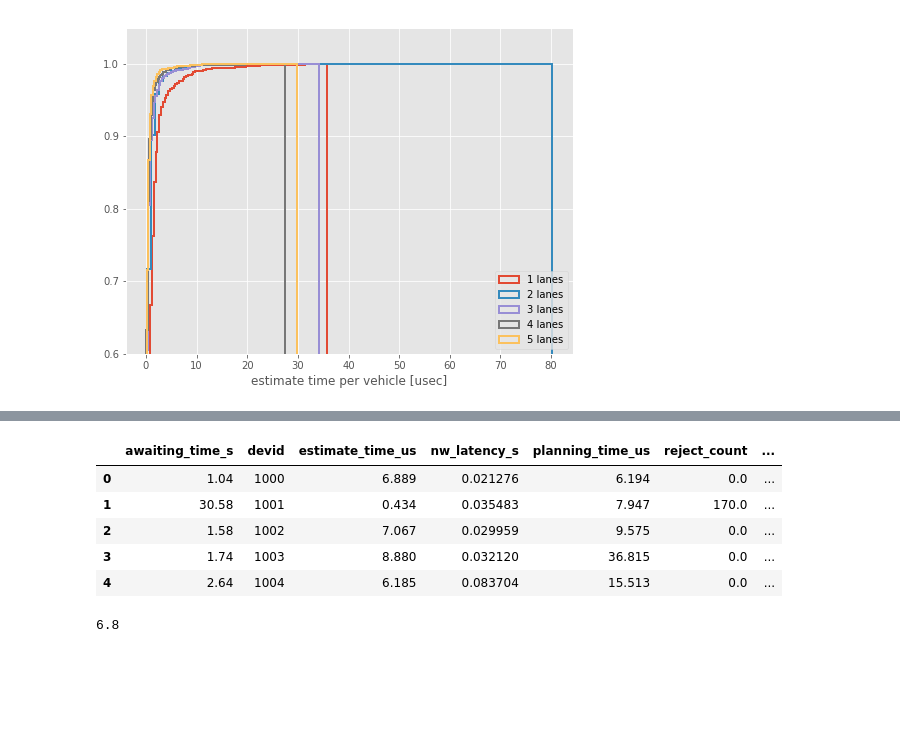
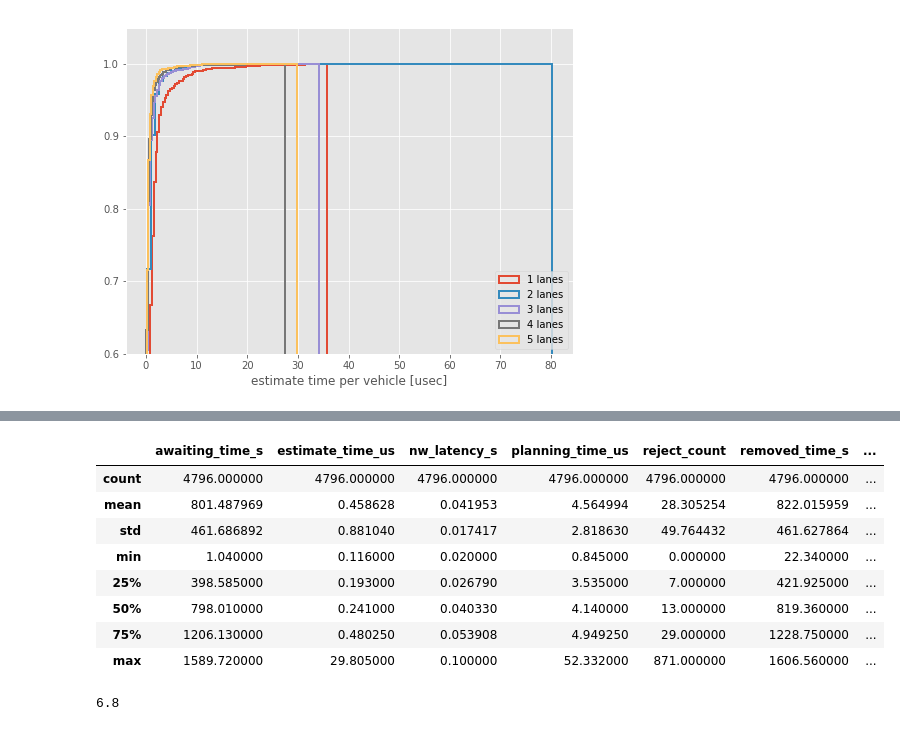
Before and after one commit to koh1/aim4-root, a Jupyter notebook: analysis/processing_time_analysis.ipynb, the cells around one changed output, grey strips where cells are left out. Drawn from its saved outputs; the diff is of its cells as text; code cells hidden in the pictures; blank space fills up the shorter version.

```diff
--- a/analysis/processing_time_analysis.ipynb
+++ b/analysis/processing_time_analysis.ipynb
@@ -57,6 +57,7 @@ def load_sim_result(file_name):
     # real calculation time for the vehicle
     result_list = {}
     result = []
+    plan_per_cycle = []
     for r in f:
 
         line = r.strip().split(' ')
@@ -69,7 +70,8 @@ def load_sim_result(file_name):
         elif line[6].strip() == "AWAITING_RESPONSE":
             devid = line[8].strip()
             if devid in result_list:
-                result_list[devid]["awaiting_time_s"] = float(line[7].strip())
+                if not "awaiting_time_s" in result_list[devid]:
+                    result_list[devid]["awaiting_time_s"] = float(line[7].strip())
             else:
                 result_list[devid] = {"awaiting_time_s": float(line[7].strip())}
         elif line[6].strip() == "V2I_MSG_PROCESSED":
@@ -163,12 +165,15 @@ plt.legend(loc='lower right')
 # %%
-df5.head()
+df5.describe()
 # %% [output]
-|  | awaiting_time_s | devid | estimate_time_us | nw_latency_s | planning_time_us | reject_count | ... |
-| 0 | 1.04 | 1000 | 6.889 | 0.021276 | 6.194 | 0.0 | ... |
-| 1 | 30.58 | 1001 | 0.434 | 0.035483 | 7.947 | 170.0 | ... |
-| 2 | 1.58 | 1002 | 7.067 | 0.029959 | 9.575 | 0.0 | ... |
-| 3 | 1.74 | 1003 | 8.880 | 0.032120 | 36.815 | 0.0 | ... |
-| 4 | 2.64 | 1004 | 6.185 | 0.083704 | 15.513 | 0.0 | ... |
+|  | awaiting_time_s | estimate_time_us | nw_latency_s | planning_time_us | reject_count | removed_time_s | ... |
+| count | 4796.000000 | 4796.000000 | 4796.000000 | 4796.000000 | 4796.000000 | 4796.000000 | ... |
+| mean | 801.487969 | 0.458628 | 0.041953 | 4.564994 | 28.305254 | 822.015959 | ... |
+| std | 461.686892 | 0.881040 | 0.017417 | 2.818630 | 49.764432 | 461.627864 | ... |
+| min | 1.040000 | 0.116000 | 0.020000 | 0.845000 | 0.000000 | 22.340000 | ... |
+| 25% | 398.585000 | 0.193000 | 0.026790 | 3.535000 | 7.000000 | 421.925000 | ... |
+| 50% | 798.010000 | 0.241000 | 0.040330 | 4.140000 | 13.000000 | 819.360000 | ... |
+| 75% | 1206.130000 | 0.480250 | 0.053908 | 4.949250 | 29.000000 | 1228.750000 | ... |
+| max | 1589.720000 | 29.805000 | 0.100000 | 52.332000 | 871.000000 | 1606.560000 | ... |
 # %%
 0.04 * 170
 # %% [output]
```
Also changed, not shown: parts of 1 cell of this notebook.
